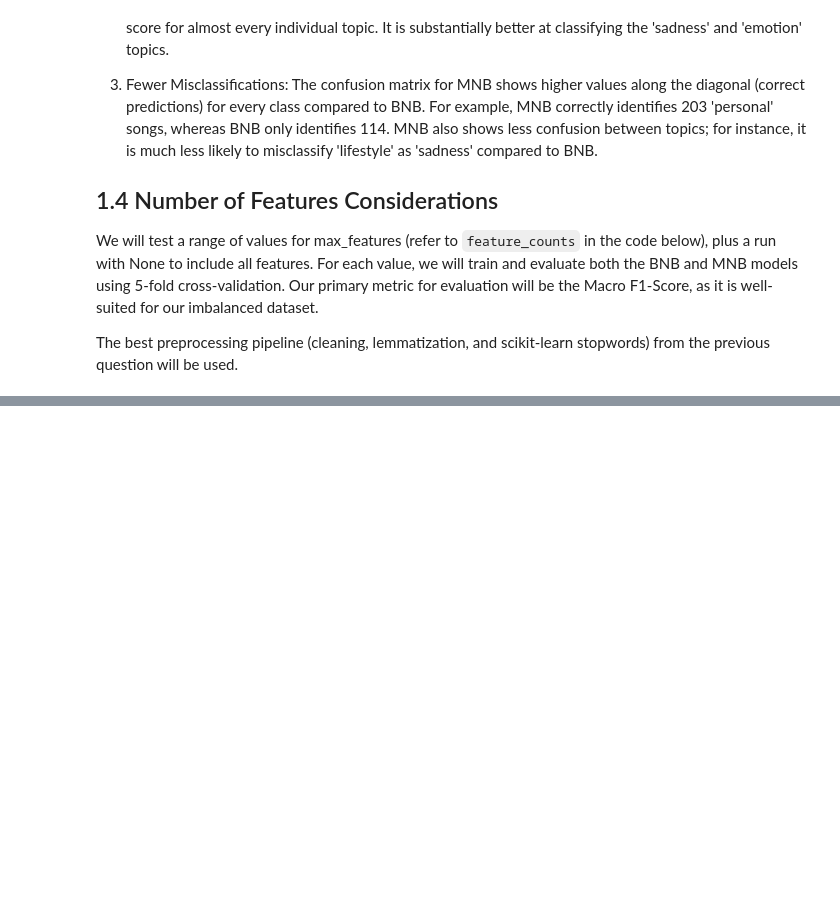
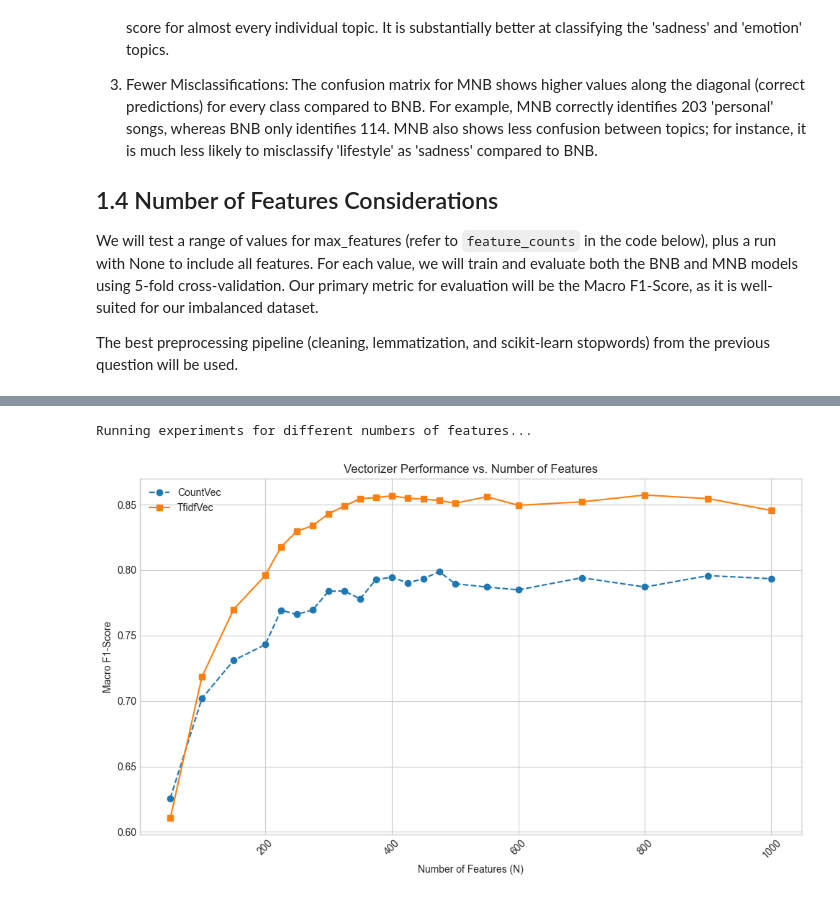
Before and after one commit to axyn45/comp9727-25t2, a Jupyter notebook: assignment/main.ipynb, the cells around one changed output, grey strips where cells are left out. Drawn from its saved outputs; the diff is of its cells as text; code cells hidden in the pictures; blank space fills up the shorter version.

```diff
--- a/assignment/main.ipynb
+++ b/assignment/main.ipynb
@@ -524,0 +527,76 @@ The reasoning behind this hypothesis is that Naive Bayes models are built on a "
+# %%
+from sklearn.svm import LinearSVC
+from sklearn.feature_extraction.text import TfidfVectorizer,CountVectorizer
+
+# load and prepare data as before
+df = pd.read_csv('dataset.tsv', sep='\t')
+df['document'] = df['genre'] + ' '+df['artist_name'] + ' ' + df['track_name']+ ' ' + df['lyrics']
+X = df['document']
+y = df['topic']
+
+# testing with a smaller gap between 250 and 450 to more accurately approach the peak value
+feature_counts = [i for i in range(50,250,100)]+[i for i in range(250,450,50)]+[i for i in range(450,3000,200)]
+feature_counts = [50,100,150,200,225,250,275,300,325,350,375,400,425,450,475,500,550,600,700,800,900,1000]
+
+results = []
+
+# run the experiment
+print("Running experiments for different numbers of features...")
+for n in feature_counts:
+    # create vectorizer with the specified max_features
+    vectorizer1 = CountVectorizer(
+        preprocessor=best_preprocessor,
+        stop_words='english',
+        max_features=n
+    )
+    vectorizer2 = TfidfVectorizer(
+        preprocessor=best_preprocessor,
+        stop_words='english',
+        max_features=n
+    )
+
+
+    # svm with count_vec Pipeline
+    svm1_pipeline = Pipeline([('vect', vectorizer1), ('clf', LinearSVC())])
+    svm1_score = cross_val_score(svm1_pipeline, X, y, cv=5, scoring='f1_macro').mean()
+
+    # svm with tfidf_vec Pipeline
+    svm2_pipeline = Pipeline([('vect', vectorizer2), ('clf', LinearSVC())])
+    svm2_score = cross_val_score(svm2_pipeline, X, y, cv=5, scoring='f1_macro').mean()
+
+    # store results
+    n_label = 'All' if n is None else n
+    results.append({'N Features': n_label, 'count': svm1_score, 'tfidf': svm2_score})
+
+# convert results to DataFrame for easy plotting and display
+results_df = pd.DataFrame(results).set_index('N Features')
+
+
+# get the total number of features when N is None
+temp_vect = CountVectorizer(preprocessor=best_preprocessor, stop_words='english', max_features=None)
+temp_vect.fit(X)
+total_features = len(temp_vect.get_feature_names_out())
+results_df.rename(index={'All': total_features}, inplace=True)
+
+
+# plot the results
+plt.style.use('seaborn-v0_8-whitegrid')
+plt.figure(figsize=(10, 6))
+plt.plot(results_df.index, results_df['count'], marker='o', linestyle='--', label='CountVec')
+plt.plot(results_df.index, results_df['tfidf'], marker='s', linestyle='-', label='TfidfVec')
+
+plt.title('Vectorizer Performance vs. Number of Features')
+plt.xlabel('Number of Features (N)')
+plt.ylabel('Macro F1-Score')
+plt.legend()
+plt.xticks(rotation=45)
+plt.tight_layout()
+plt.savefig('svm_vectorizer_feature_performance.png')
+plt.show()
+
+# display the results table
+print("\n--- Model Performance (Macro F1-Score) vs. Number of Features ---")
+print(results_df.round(4))
+# %% [output]
+Running experiments for different numbers of features...
+[figure, added]
```
Also changed, not shown: parts of 13 cells of this notebook, 4 other files.
